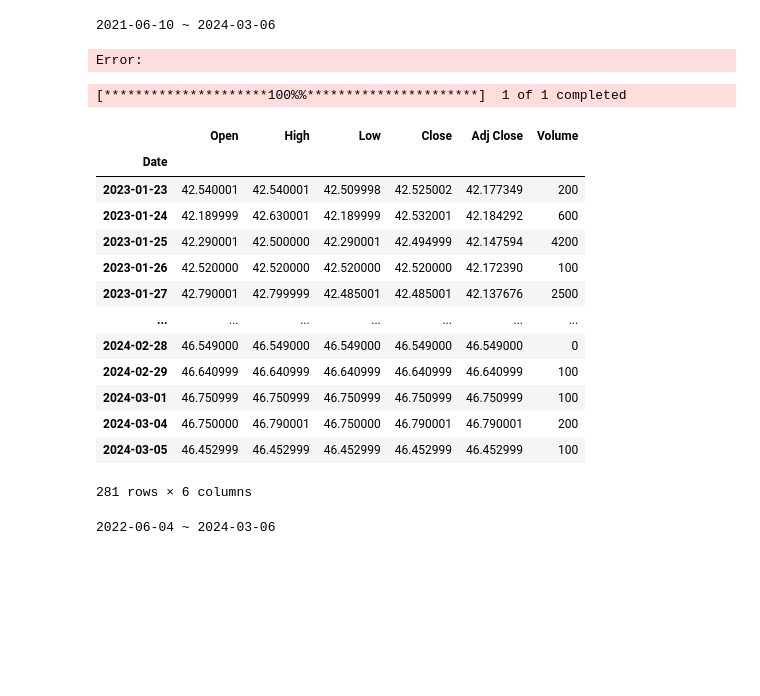
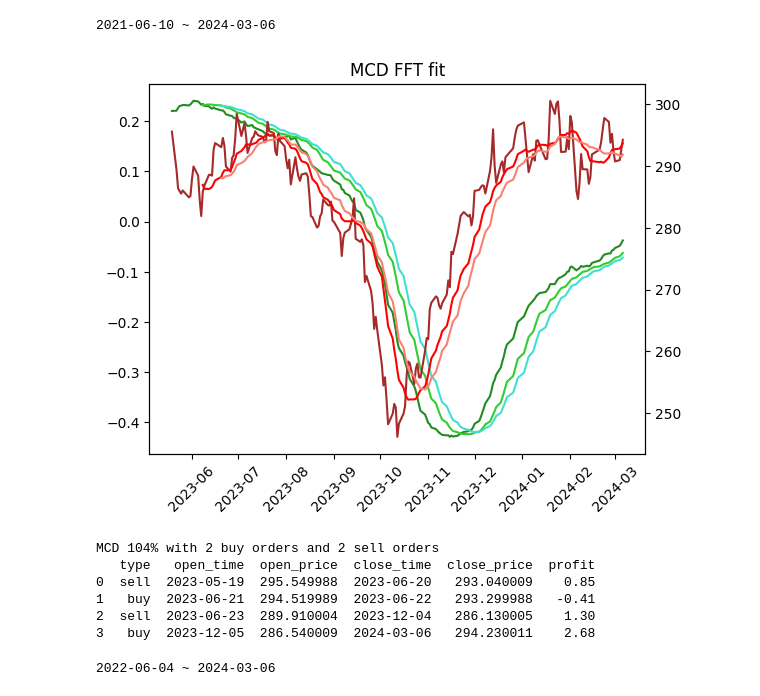
Before and after one commit to tsungyou/CDP_ZacksRank_TW1000, a Jupyter notebook: Backtest/FFT_trigFit.ipynb, the cells around one changed output. Drawn from its saved outputs; the diff is of its cells as text; code cells hidden in the pictures; blank space fills up the shorter version.

```diff
--- a/Backtest/FFT_trigFit.ipynb
+++ b/Backtest/FFT_trigFit.ipynb
@@ -198,54 +198,41 @@ def backtest_manual(df, ticker):
             df_temp_output.append(round(profit*100, 2))
             df_output.append(df_temp_output)
             df_temp_output = []
     if order == 'buy' or order == 'sell':
         close_price = list(df['close'])[-1]
         if order == 'sell':
             profit = -(close_price - open_price)/open_price
             log_profit *= (1+profit)
             orders_sell += 1
         elif order == 'buy':
             profit = (close_price - open_price)/open_price
             log_profit *= (1+profit)
             orders_buy += 1
         df_temp_output.append(list(df.index)[i].strftime("%Y-%m-%d"))
         df_temp_output.append(close_price)
         df_temp_output.append(round(profit*100, 2))
         df_output.append(df_temp_output)
         df_temp_output = []
         order = None
     print(f"{ticker} {int(log_profit*100)}% with {orders_buy} buy orders and {orders_sell} sell orders")
     df_final = pd.DataFrame(df_output, columns=['type', 'open_time', 'open_price', 'close_time', 'close_price', 'profit'])
     return df_final
     # EB
 take = ["OGN", "FFIN", "CE", "AMZN", "MSFT", "PANL", "SHLS", "CDNS", "ATRA", "BRBR", "EYPT", 'CABA', "VERI", 'TXT', "IBKR", "PSTX", "RPD", "MORF", "AER", "SPR", "EPC"]
 takes = ["KO", "C", "LLY", "NVO", "BNTX", "ENIC"]
 takes = ["ETR", "BMY", "VICI", "SNY", "UTHR", "CVS", "ACI", "PEG", "GSK", "MO", "BG", "BNTX"]
 ax1 = ["CIG"]
-for i in takes:
+for i in ["MCD"]:
     print(main_v3(day=0, test_len=200, ticker=i, ma1=14, ma2=21))
 # %% [output]
 2021-06-10 ~ 2024-03-06
+[figure, added]
-Error:
+MCD 104% with 2 buy orders and 2 sell orders
+   type   open_time  open_price  close_time  close_price  profit
+0  sell  2023-05-19  295.549988  2023-06-20   293.040009    0.85
+1   buy  2023-06-21  294.519989  2023-06-22   293.299988   -0.41
+2  sell  2023-06-23  289.910004  2023-12-04   286.130005    1.30
+3   buy  2023-12-05  286.540009  2024-03-06   294.230011    2.68
-# %%
-a = yf.download("GDEF")
-a
-# %% [output]
-[*********************100%%**********************]  1 of 1 completed
-|  | Open | High | Low | Close | Adj Close | Volume |
-| Date |  |  |  |  |  |  |
-| 2023-01-23 | 42.540001 | 42.540001 | 42.509998 | 42.525002 | 42.177349 | 200 |
-| 2023-01-24 | 42.189999 | 42.630001 | 42.189999 | 42.532001 | 42.184292 | 600 |
-| 2023-01-25 | 42.290001 | 42.500000 | 42.290001 | 42.494999 | 42.147594 | 4200 |
-| 2023-01-26 | 42.520000 | 42.520000 | 42.520000 | 42.520000 | 42.172390 | 100 |
-| 2023-01-27 | 42.790001 | 42.799999 | 42.485001 | 42.485001 | 42.137676 | 2500 |
-| ... | ... | ... | ... | ... | ... | ... |
-| 2024-02-28 | 46.549000 | 46.549000 | 46.549000 | 46.549000 | 46.549000 | 0 |
-| 2024-02-29 | 46.640999 | 46.640999 | 46.640999 | 46.640999 | 46.640999 | 100 |
-| 2024-03-01 | 46.750999 | 46.750999 | 46.750999 | 46.750999 | 46.750999 | 100 |
-| 2024-03-04 | 46.750000 | 46.790001 | 46.750000 | 46.790001 | 46.790001 | 200 |
-| 2024-03-05 | 46.452999 | 46.452999 | 46.452999 | 46.452999 | 46.452999 | 100 |
-281 rows × 6 columns
 # %%
 import numpy as np
 import matplotlib.pyplot as plt
```
Also changed, not shown: 4 other files.
